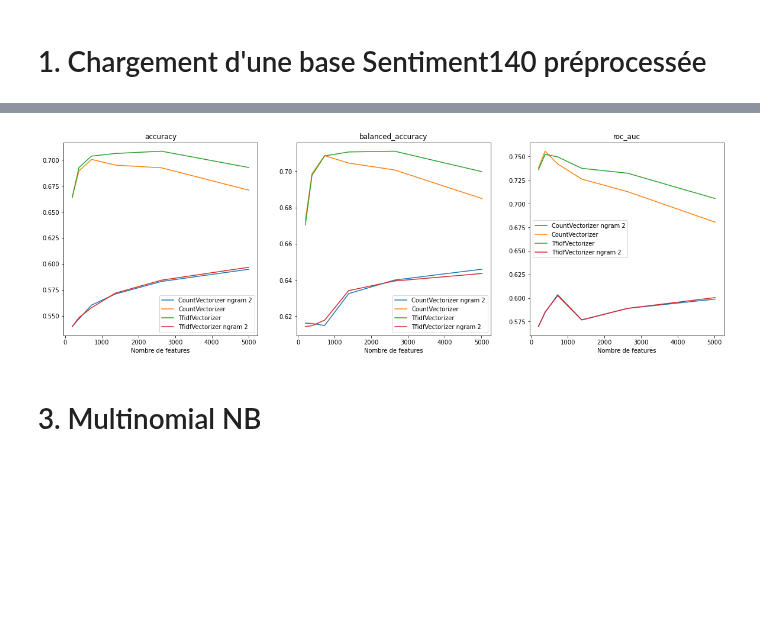
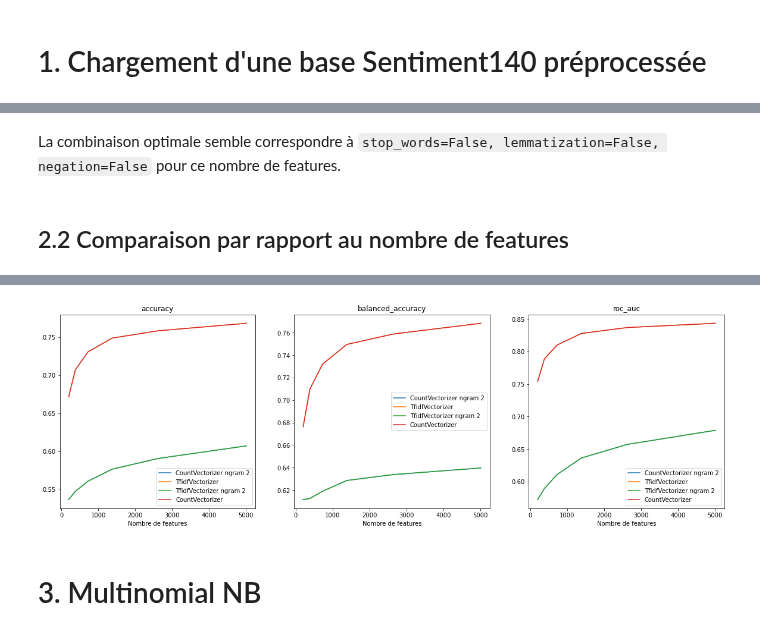
Before and after one commit to baptiste-pasquier/data_2A, a Jupyter notebook: model-NB.ipynb, the cells around one changed output, grey strips where cells are left out. Saved outputs shown, nothing was run; the diff lists cells and outputs as text; code cells hidden in the pictures; blank space fills up the shorter version.

```diff
--- a/model-NB.ipynb
+++ b/model-NB.ipynb
@@ -24,6 +26,7 @@ import os
 Pas de standardisation ici
 # %%
 def conf_matrix(X, y, vectorizer, model, verbose=True):
+    '''Trace la matrice de confusion du modèle souhaité'''
     X = vectorizer.fit_transform(X)
     X_train, X_test, y_train, y_test = train_test_split(X, y, train_size=0.80, random_state=1234)
 
@@ -56,6 +59,7 @@ def conf_matrix(X, y, vectorizer, model, verbose=True):
 # %%
 def comparaison(X, y, N, model, onlyTFID=False, show_graph=True, show_table=True):
     """
+    Compraison des modèles par rapport à la courbe ROC
     N correspond au nombre de features
     """
     table = []
@@ -96,6 +100,7 @@ def comparaison(X, y, N, model, onlyTFID=False, show_graph=True, show_table=True
         display(pd.DataFrame(table, index=index))
 # %%
 def influence_features(X, y, max_features_list, model, onlyTFID=False):
+    '''Evaluation de balanced_accuracy en fonction du nombre de features pour un modèle fixé'''
     table = []
     for max_features in max_features_list:
         if not onlyTFID:
@@ -206,7 +202,7 @@ for stop_words in [False, True]:
             df = pd.read_pickle(os.path.join("data", "sentiment140", file+".bz2")).sample(NB_DATA, random_state=1234)
             X = df.text.to_list()
             y = df.sentiment.to_list()
-            comparaison(X, y, 500, GaussianNB(), show_graph=False)
+            comparaison(X, y, 500, BernoulliNB(), show_graph=False)
 # %% [output]
 stop_words: False, lemmatization: False, negation: False
 |  | accuracy | balanced_accuracy | roc_auc |
@@ -236,5 +232,9 @@ Wall time: 1min 37s
+# %% [markdown]
+La combinaison optimale semble correspondre à `stop_words=False, lemmatization=False, negation=False` pour ce nombre de features.
+# %% [markdown]
+## 2.2 Comparaison par rapport au nombre de features
 # %%
 %%time
 max_features_list = np.logspace(2.3, 3.7, 6, endpoint=True, dtype=int)
-_ = influence_features(X, y, max_features_list, GaussianNB())
+_ = influence_features(X, y, max_features_list, BernoulliNB())
 # %% [output]
@@ -242,4 +242,4 @@ Wall time: 3min 19s
-[figure, old version]
+[figure, new version]
 # %% [markdown]
 # 3. Multinomial NB
 # %%
```
Also changed, not shown: parts of 16 cells of this notebook.
